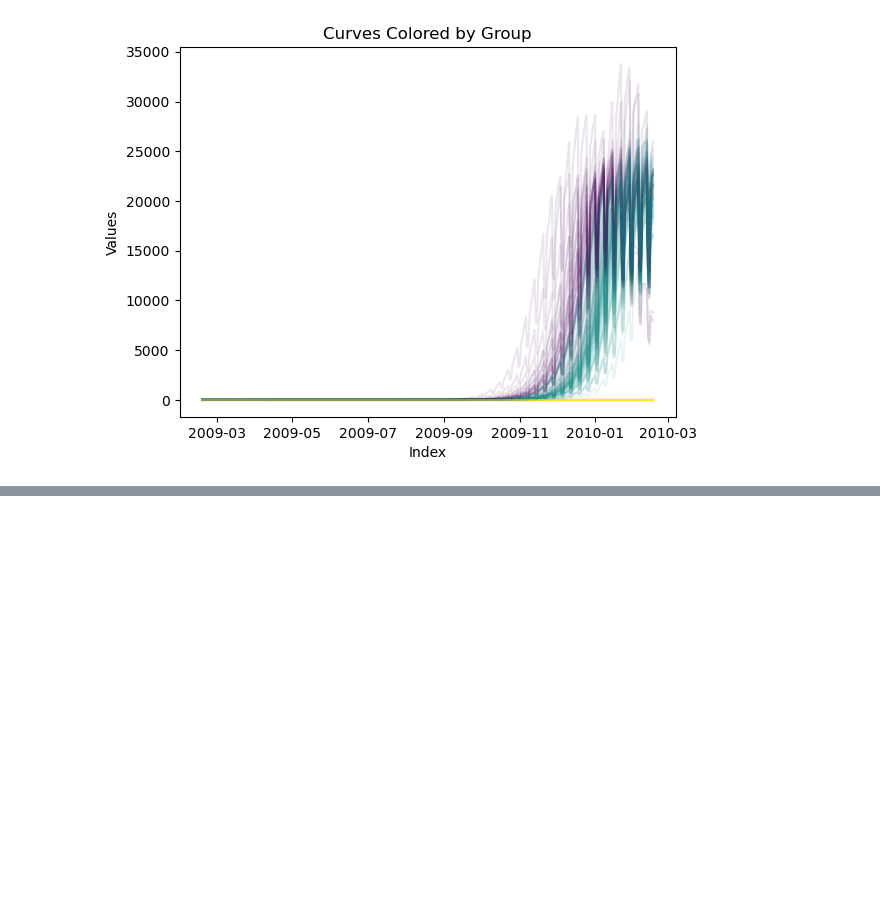
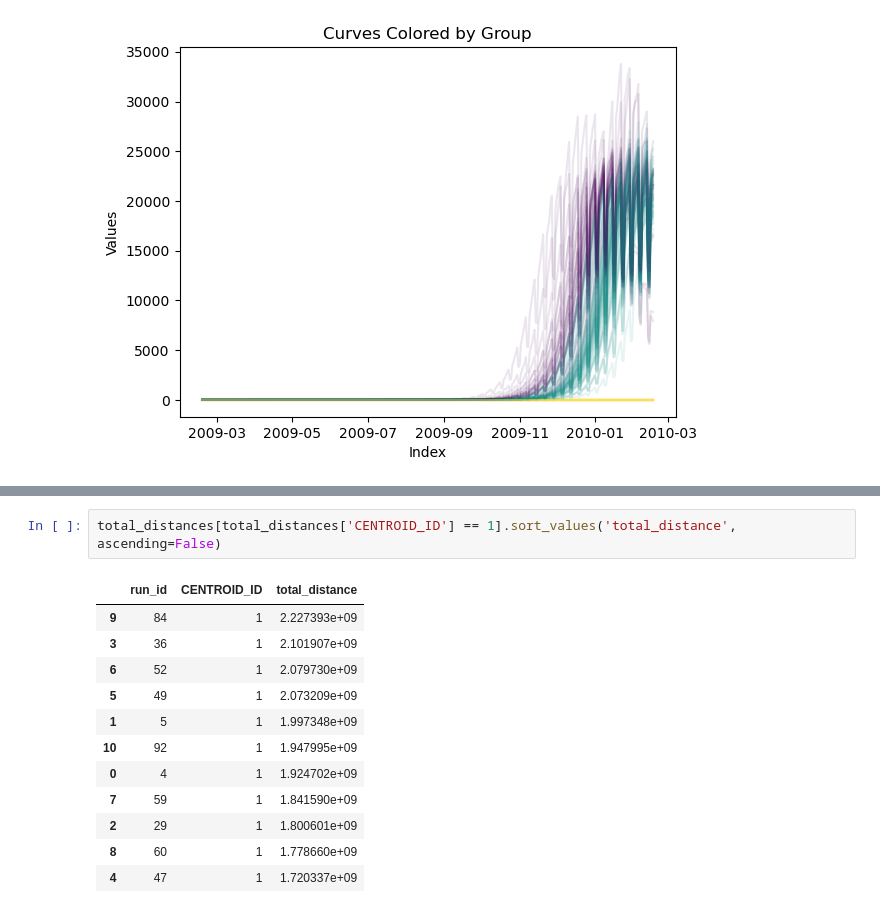
Before and after one commit to mattk7/epidemic-intelligence, a Jupyter notebook: handbook/content/cloud_based_curves.ipynb, the cells around one changed output, grey strips where cells are left out. Cells and saved outputs as stored; diff of their text form; blank space fills up the shorter version.

```diff
--- a/handbook/content/cloud_based_curves.ipynb
+++ b/handbook/content/cloud_based_curves.ipynb
@@ -341,0 +345,15 @@ fig.show()
+# %%
+total_distances[total_distances['CENTROID_ID'] == 1].sort_values('total_distance', ascending=False)
+# %% [output]
+|  | run_id | CENTROID_ID | total_distance |
+| 9 | 84 | 1 | 2.227393e+09 |
+| 3 | 36 | 1 | 2.101907e+09 |
+| 6 | 52 | 1 | 2.079730e+09 |
+| 5 | 49 | 1 | 2.073209e+09 |
+| 1 | 5 | 1 | 1.997348e+09 |
+| 10 | 92 | 1 | 1.947995e+09 |
+| 0 | 4 | 1 | 1.924702e+09 |
+| 7 | 59 | 1 | 1.841590e+09 |
+| 2 | 29 | 1 | 1.800601e+09 |
+| 8 | 60 | 1 | 1.778660e+09 |
+| 4 | 47 | 1 | 1.720337e+09 |
```
Also changed, not shown: parts of 10 cells of this notebook.
